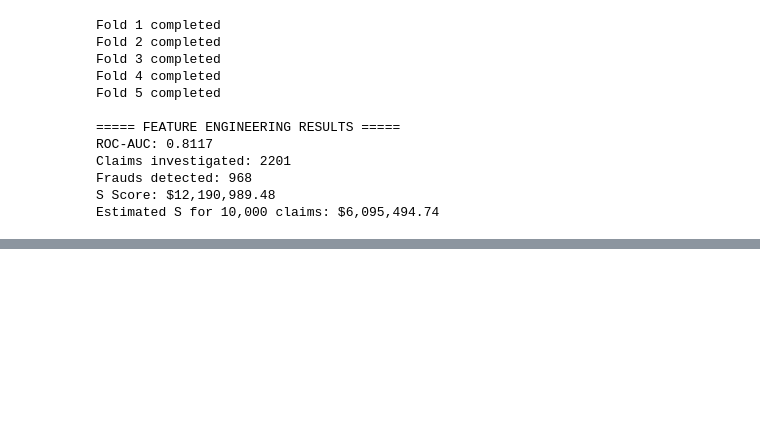
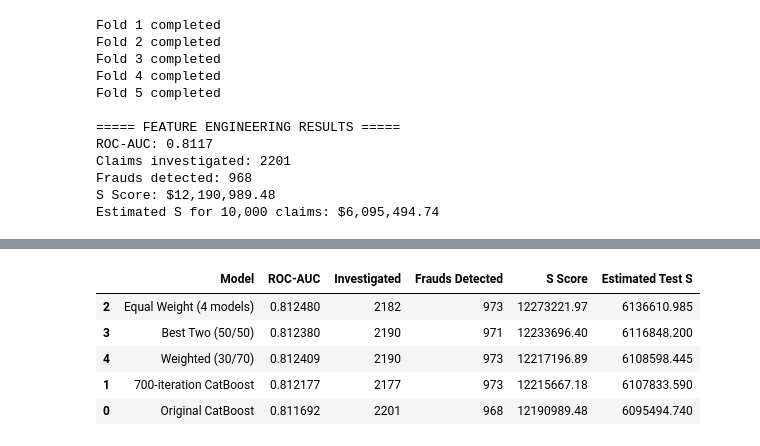
Before and after one commit to AllyJT/eda202602, a Jupyter notebook: modeling_paige.ipynb, the cells around one changed output, grey strips where cells are left out. Cells and saved outputs as stored; diff of their text form; code cells hidden in the pictures; blank space fills up the shorter version.

```diff
--- a/modeling_paige.ipynb
+++ b/modeling_paige.ipynb
@@ -563,0 +510,93 @@ Unique claim IDs: 10000
+# %%
+import numpy as np
+import pandas as pd
+from sklearn.metrics import roc_auc_score
+
+# ==========================================
+# 1. Retrieve existing predictions
+# ==========================================
+
+p_original = oof_probs_fe
+
+p_500_d5 = cv_predictions[
+    "iter=500, depth=5, lr=0.05"
+]
+
+p_500_d7 = cv_predictions[
+    "iter=500, depth=7, lr=0.05"
+]
+
+p_700_d6 = cv_predictions[
+    "iter=700, depth=6, lr=0.03"
+]
+
+# ==========================================
+# 2. Create ensembles
+# ==========================================
+
+ensembles = {
+    "Original CatBoost": p_original,
+
+    "700-iteration CatBoost": p_700_d6,
+
+    "Equal Weight (4 models)": (
+        p_original + p_500_d5 + p_500_d7 + p_700_d6
+    ) / 4,
+
+    "Best Two (50/50)": (
+        p_original + p_700_d6
+    ) / 2,
+
+    "Weighted (30/70)": (
+        0.3 * p_original + 0.7 * p_700_d6
+    )
+}
+
+# ==========================================
+# 3. Evaluate S score
+# ==========================================
+
+amounts = train["claim_amount"].to_numpy()
+fraud = train["is_fraud"].to_numpy()
+
+results = []
+
+for name, probs in ensembles.items():
+
+    # Expected fraud savings
+    expected_value = probs * amounts
+
+    # Investigate if expected savings exceed cost
+    candidates = np.where(expected_value > 2500)[0]
+
+    # Rank by expected savings
+    selected = candidates[
+        np.argsort(-expected_value[candidates])
+    ][:4000]
+
+    # Actual financial score
+    S = np.sum(
+        fraud[selected] * amounts[selected] - 2500
+    )
+
+    results.append({
+        "Model": name,
+        "ROC-AUC": roc_auc_score(fraud, probs),
+        "Investigated": len(selected),
+        "Frauds Detected": fraud[selected].sum(),
+        "S Score": S,
+        "Estimated Test S": S / 2
+    })
+
+results_df = pd.DataFrame(results).sort_values(
+    "S Score", ascending=False
+)
+
+display(results_df)
+# %% [output]
+|  | Model | ROC-AUC | Investigated | Frauds Detected | S Score | Estimated Test S |
+| 2 | Equal Weight (4 models) | 0.812480 | 2182 | 973 | 12273221.97 | 6136610.985 |
+| 3 | Best Two (50/50) | 0.812380 | 2190 | 971 | 12233696.40 | 6116848.200 |
+| 4 | Weighted (30/70) | 0.812409 | 2190 | 973 | 12217196.89 | 6108598.445 |
+| 1 | 700-iteration CatBoost | 0.812177 | 2177 | 973 | 12215667.18 | 6107833.590 |
+| 0 | Original CatBoost | 0.811692 | 2201 | 968 | 12190989.48 | 6095494.740 |
```
Also changed, not shown: parts of 11 cells of this notebook, 5 other files.
